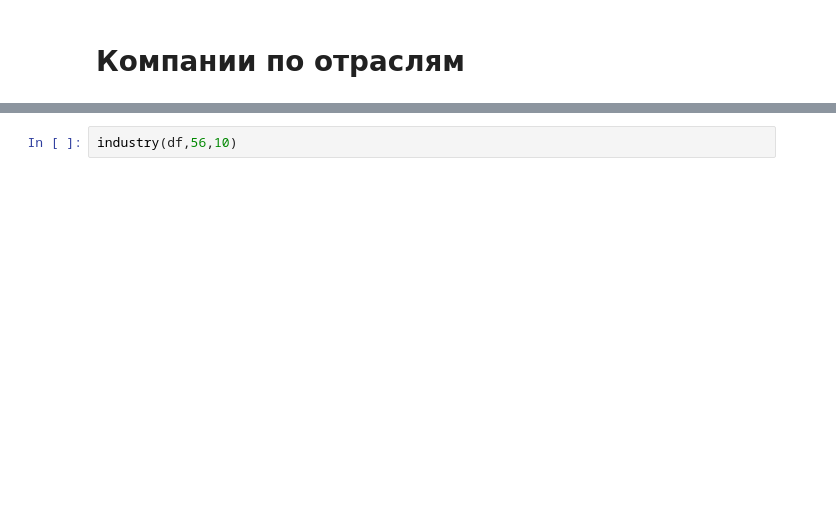
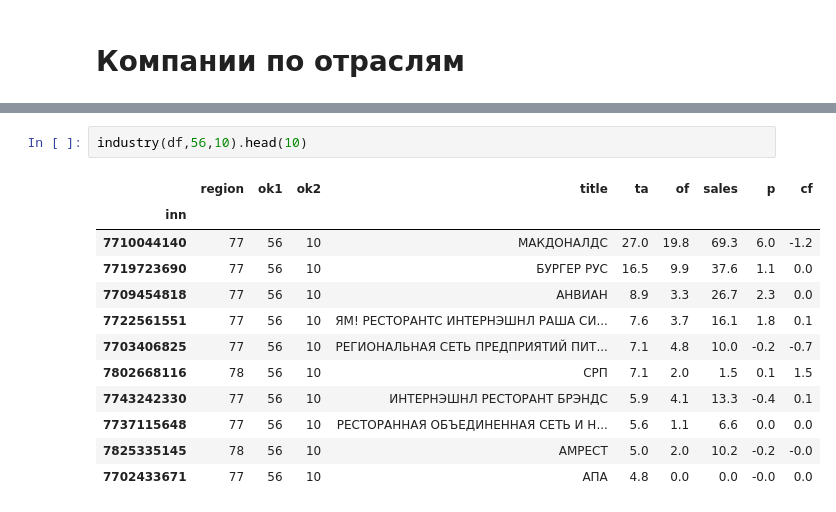
Before and after one commit to ru-corporate/boo, a Jupyter notebook: boo.ipynb, the cells around one changed output, grey strips where cells are left out. Saved outputs shown, nothing was run; the diff lists cells and outputs as text; blank space fills up the shorter version.

```diff
--- a/boo.ipynb
+++ b/boo.ipynb
@@ -209,2 +158,15 @@ for i in boo.okved.all_codes_v2():
 # %%
-industry(df,56,10)
+industry(df,56,10).head(10)
+# %% [output]
+|  | region | ok1 | ok2 | title | ta | of | sales | p | cf |
+| inn |  |  |  |  |  |  |  |  |  |
+| 7710044140 | 77 | 56 | 10 | МАКДОНАЛДС | 27.0 | 19.8 | 69.3 | 6.0 | -1.2 |
+| 7719723690 | 77 | 56 | 10 | БУРГЕР РУС | 16.5 | 9.9 | 37.6 | 1.1 | 0.0 |
+| 7709454818 | 77 | 56 | 10 | АНВИАН | 8.9 | 3.3 | 26.7 | 2.3 | 0.0 |
+| 7722561551 | 77 | 56 | 10 | ЯМ! РЕСТОРАНТС ИНТЕРНЭШНЛ РАША СИ... | 7.6 | 3.7 | 16.1 | 1.8 | 0.1 |
+| 7703406825 | 77 | 56 | 10 | РЕГИОНАЛЬНАЯ СЕТЬ ПРЕДПРИЯТИЙ ПИТ... | 7.1 | 4.8 | 10.0 | -0.2 | -0.7 |
+| 7802668116 | 78 | 56 | 10 | СРП | 7.1 | 2.0 | 1.5 | 0.1 | 1.5 |
+| 7743242330 | 77 | 56 | 10 | ИНТЕРНЭШНЛ РЕСТОРАНТ БРЭНДС | 5.9 | 4.1 | 13.3 | -0.4 | 0.1 |
+| 7737115648 | 77 | 56 | 10 | РЕСТОРАННАЯ ОБЪЕДИНЕННАЯ СЕТЬ И Н... | 5.6 | 1.1 | 6.6 | 0.0 | 0.0 |
+| 7825335145 | 78 | 56 | 10 | АМРЕСТ | 5.0 | 2.0 | 10.2 | -0.2 | -0.0 |
+| 7702433671 | 77 | 56 | 10 | АПА | 4.8 | 0.0 | 0.0 | -0.0 | 0.0 |
```
Also changed, not shown: parts of 24 cells of this notebook.
